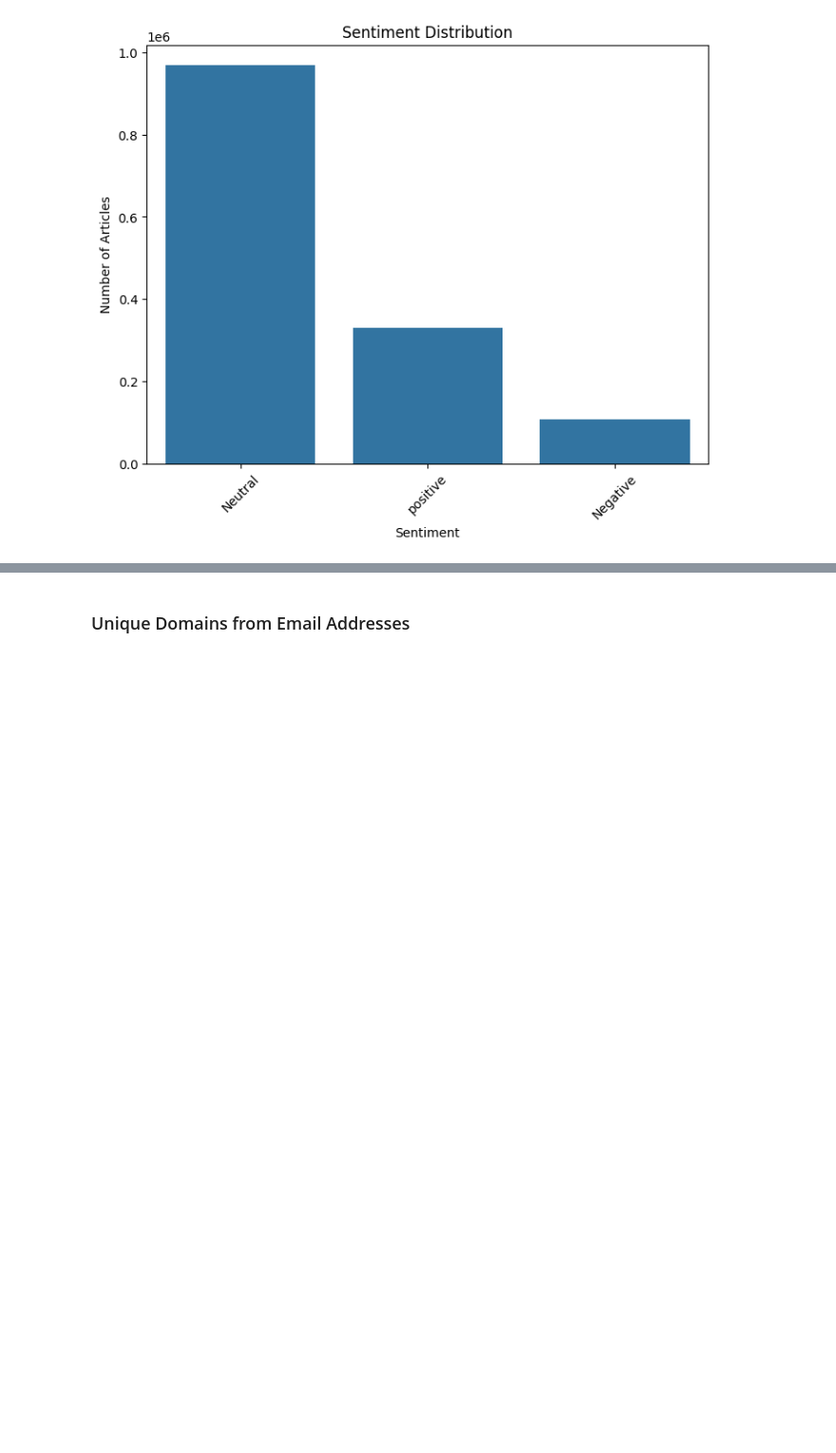
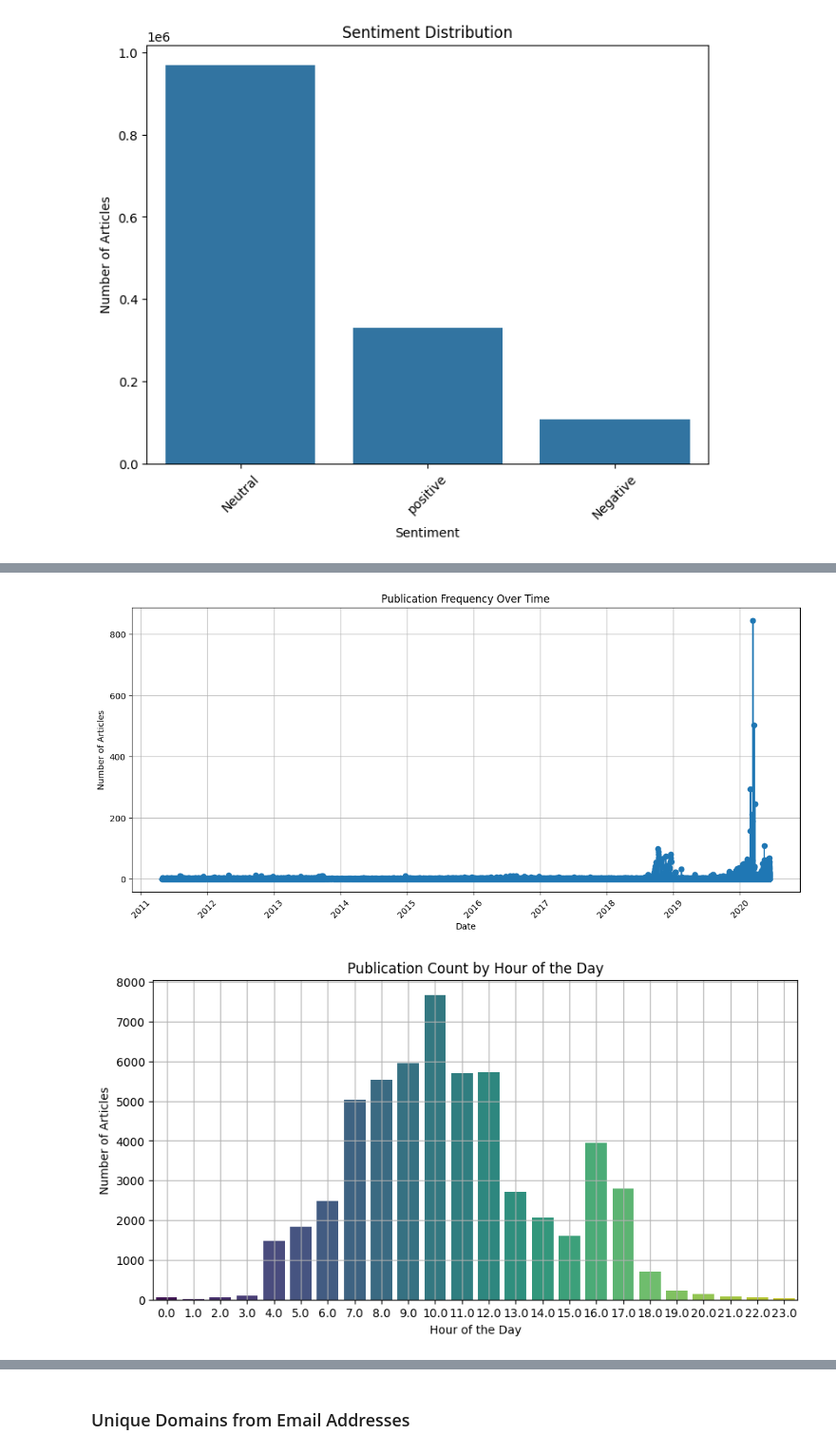
Before and after one commit to getahunTiruneh/Nova-Financial-Solutions, a Jupyter notebook: notebooks/Nova_EDA.ipynb, the cells around one changed output, grey strips where cells are left out. Shown at 95% size. Saved outputs shown, nothing was run; the diff lists cells and outputs as text; code cells hidden in the pictures; blank space fills up the shorter version.

```diff
--- a/notebooks/Nova_EDA.ipynb
+++ b/notebooks/Nova_EDA.ipynb
@@ -173,0 +258,5 @@ ta.publication_frequency_over_time()
+# %%
+#  Perform time series analysis
+publication_freq, publishing_times = text_analyser.analyze_time_series()
+print(publication_freq)
+print(publishing_times)
@@ -174 +281,7 @@ ta.publication_frequency_over_time()
+# %%
+# Plot the time series trends
+text_analyser.plot_time_series_trends(publication_freq, publishing_times)
+# %% [output]
+[figure, added]
+[figure, added]
 # %% [markdown]
```
Also changed, not shown: parts of 40 cells of this notebook.
